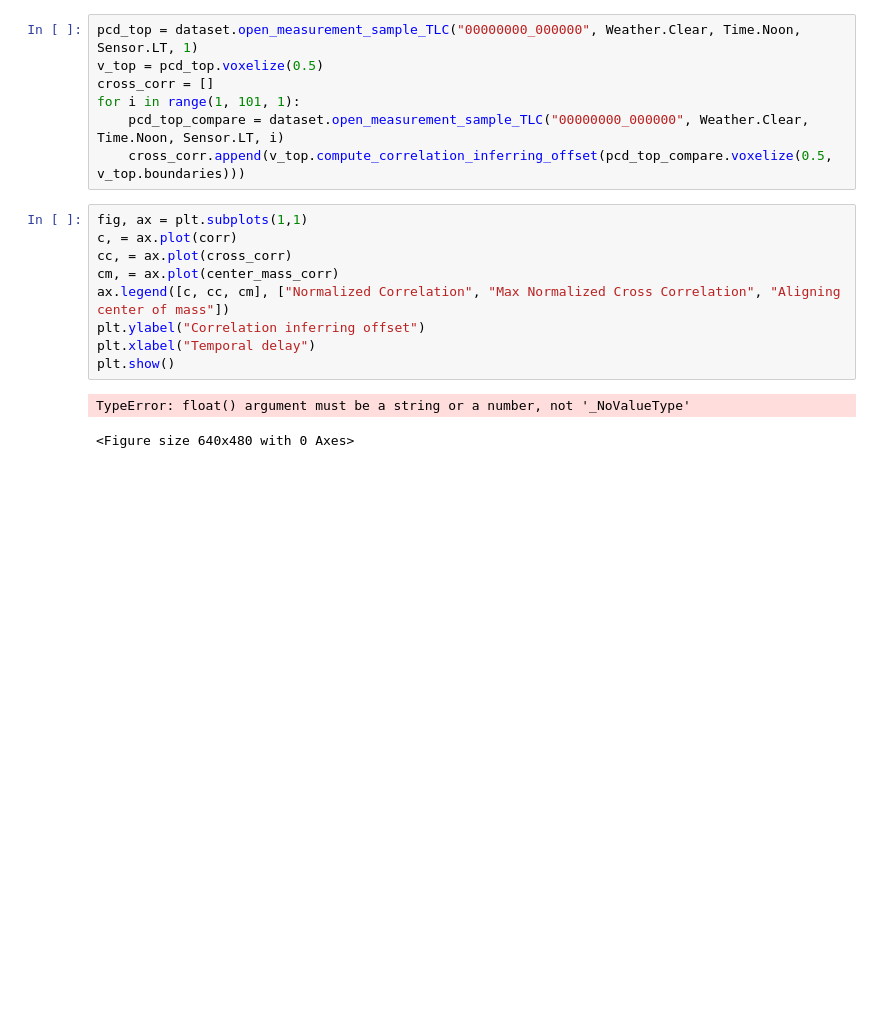
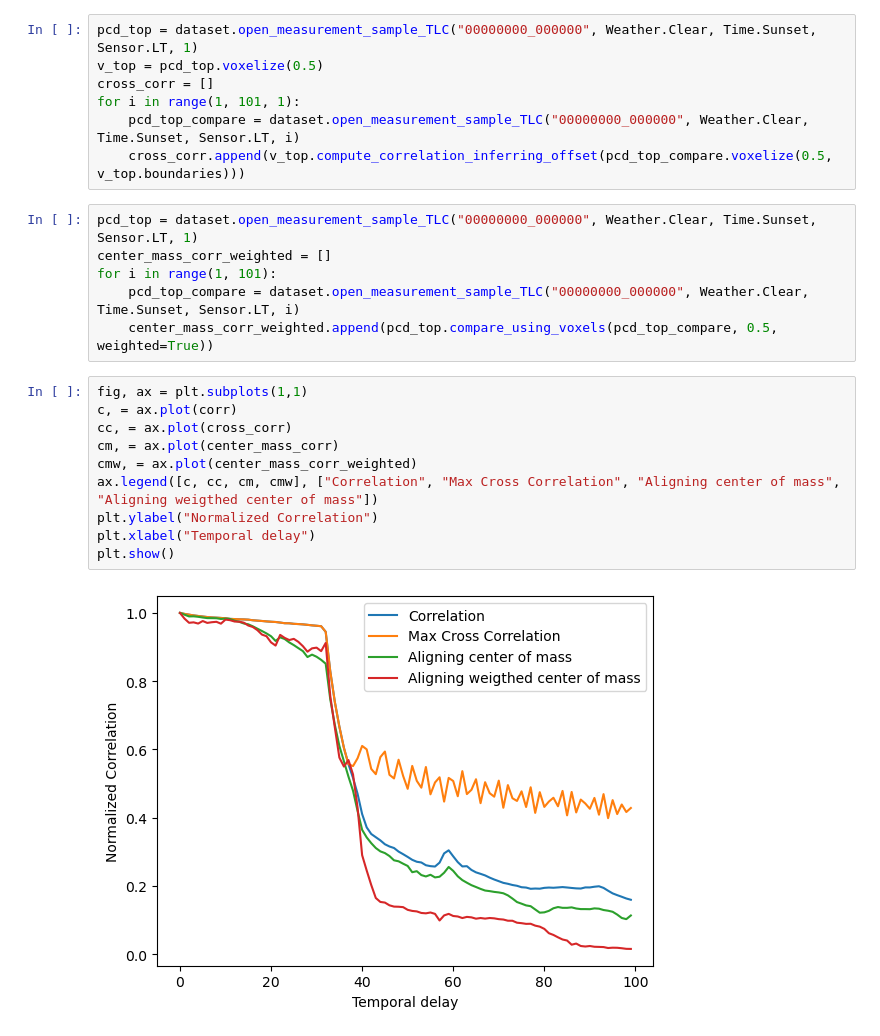
Before and after one commit to FilippoBragato/pqos-correlation, a Jupyter notebook: test.ipynb, the cells around one changed output. Cells and saved outputs as stored; diff of their text form; blank space fills up the shorter version.

```diff
--- a/test.ipynb
+++ b/test.ipynb
@@ -56,20 +39,26 @@ ValueError: invalid entry in coordinates array
 # %%
-pcd_top = dataset.open_measurement_sample_TLC("00000000_000000", Weather.Clear, Time.Noon, Sensor.LT, 1)
+pcd_top = dataset.open_measurement_sample_TLC("00000000_000000", Weather.Clear, Time.Sunset, Sensor.LT, 1)
 v_top = pcd_top.voxelize(0.5)
 cross_corr = []
 for i in range(1, 101, 1):
-    pcd_top_compare = dataset.open_measurement_sample_TLC("00000000_000000", Weather.Clear, Time.Noon, Sensor.LT, i)
+    pcd_top_compare = dataset.open_measurement_sample_TLC("00000000_000000", Weather.Clear, Time.Sunset, Sensor.LT, i)
     cross_corr.append(v_top.compute_correlation_inferring_offset(pcd_top_compare.voxelize(0.5, v_top.boundaries)))
+# %%
+pcd_top = dataset.open_measurement_sample_TLC("00000000_000000", Weather.Clear, Time.Sunset, Sensor.LT, 1)
+center_mass_corr_weighted = []
+for i in range(1, 101):
+    pcd_top_compare = dataset.open_measurement_sample_TLC("00000000_000000", Weather.Clear, Time.Sunset, Sensor.LT, i)
+    center_mass_corr_weighted.append(pcd_top.compare_using_voxels(pcd_top_compare, 0.5, weighted=True))
 # %%
 fig, ax = plt.subplots(1,1)
 c, = ax.plot(corr)
 cc, = ax.plot(cross_corr)
 cm, = ax.plot(center_mass_corr)
-ax.legend([c, cc, cm], ["Normalized Correlation", "Max Normalized Cross Correlation", "Aligning center of mass"])
-plt.ylabel("Correlation inferring offset")
+cmw, = ax.plot(center_mass_corr_weighted)
+ax.legend([c, cc, cm, cmw], ["Correlation", "Max Cross Correlation", "Aligning center of mass", "Aligning weigthed center of mass"])
+plt.ylabel("Normalized Correlation")
 plt.xlabel("Temporal delay")
 plt.show()
 # %% [output]
-TypeError: float() argument must be a string or a number, not '_NoValueType'
-<Figure size 640x480 with 0 Axes>
+[figure, added]
 # %%
```
Also changed, not shown: parts of 10 cells of this notebook, 4 other files.
